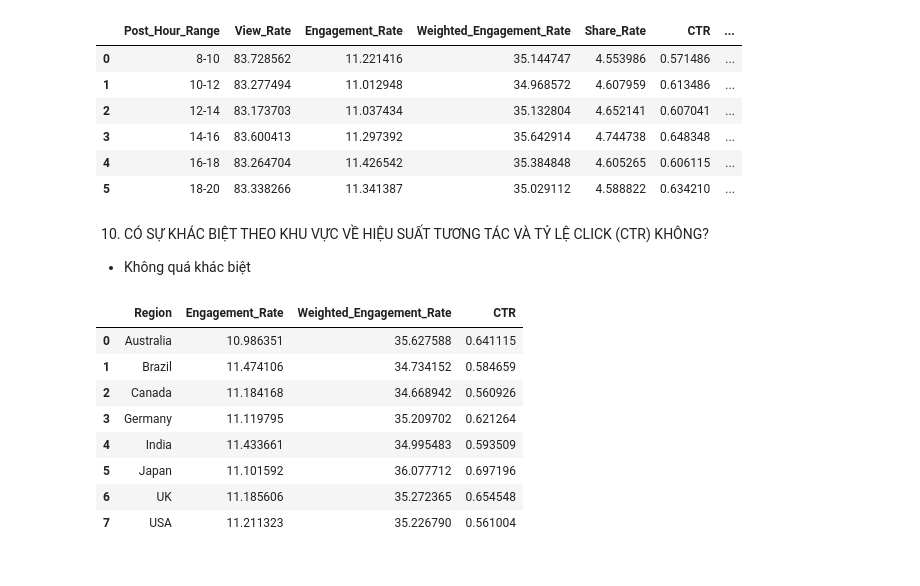
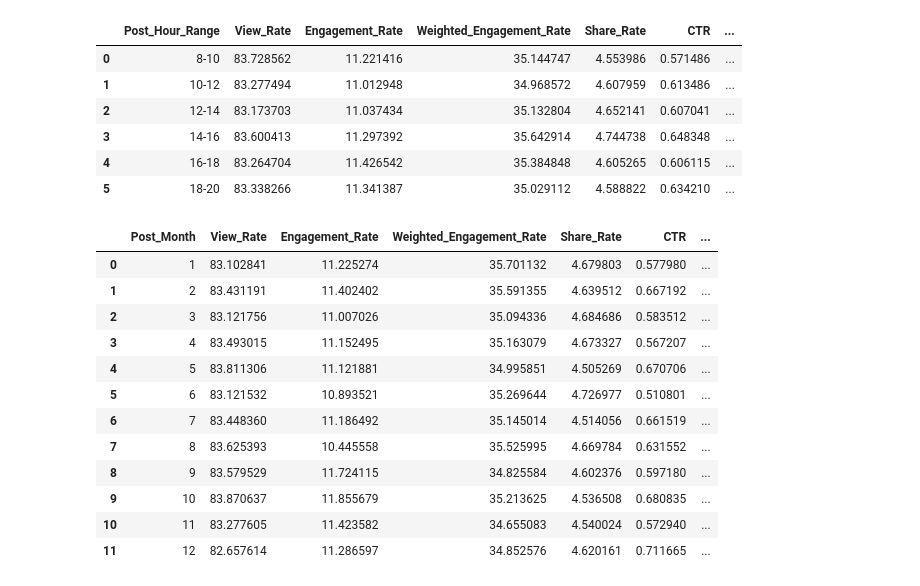
Before and after one commit to Phatpham260698/MARKETING-ANALYSIS---CONTENT-STRATEGY-OPTIMIZATION-USING-SOCIAL-MEDIA-DATA-, a Jupyter notebook: Marketing_Analysis.ipynb, the cells around one changed output. Saved outputs shown, nothing was run; the diff lists cells and outputs as text; code cells hidden in the pictures.

```diff
--- a/Marketing_Analysis.ipynb
+++ b/Marketing_Analysis.ipynb
@@ -390,19 +470,21 @@ Time_Slot_Efficiency(df_dataset3,'Post_Hour_Range')
 | 3 | 14-16 | 83.600413 | 11.297392 | 35.642914 | 4.744738 | 0.648348 | ... |
 | 4 | 16-18 | 83.264704 | 11.426542 | 35.384848 | 4.605265 | 0.606115 | ... |
 | 5 | 18-20 | 83.338266 | 11.341387 | 35.029112 | 4.588822 | 0.634210 | ... |
-# %% [markdown]
-10. CÓ SỰ KHÁC BIỆT THEO KHU VỰC VỀ HIỆU SUẤT TƯƠNG TÁC VÀ TỶ LỆ CLICK (CTR) KHÔNG?
-- Không quá khác biệt
-# %%
-a = group_and_metrics2(df_dataset2,'Region')
-a[['Region','Engagement_Rate','Weighted_Engagement_Rate','CTR']]
-# %% [output]
-|  | Region | Engagement_Rate | Weighted_Engagement_Rate | CTR |
-| 0 | Australia | 10.986351 | 35.627588 | 0.641115 |
-| 1 | Brazil | 11.474106 | 34.734152 | 0.584659 |
-| 2 | Canada | 11.184168 | 34.668942 | 0.560926 |
-| 3 | Germany | 11.119795 | 35.209702 | 0.621264 |
-| 4 | India | 11.433661 | 34.995483 | 0.593509 |
-| 5 | Japan | 11.101592 | 36.077712 | 0.697196 |
-| 6 | UK | 11.185606 | 35.272365 | 0.654548 |
-| 7 | USA | 11.211323 | 35.226790 | 0.561004 |
+# %%
+df_dataset3 = df_dataset[['Post_ID','Platform','Post_Hour_Range','Main_Hashtag','Content_Type','Content_Category','Post_Type','Impressions','Engagement','Clicks','Shares','Likes','Comments','Views','Post_Quarter','Post_Month']].copy()
+
+Time_Slot_Efficiency(df_dataset3,'Post_Month')
+# %% [output]
+|  | Post_Month | View_Rate | Engagement_Rate | Weighted_Engagement_Rate | Share_Rate | CTR | ... |
+| 0 | 1 | 83.102841 | 11.225274 | 35.701132 | 4.679803 | 0.577980 | ... |
+| 1 | 2 | 83.431191 | 11.402402 | 35.591355 | 4.639512 | 0.667192 | ... |
+| 2 | 3 | 83.121756 | 11.007026 | 35.094336 | 4.684686 | 0.583512 | ... |
+| 3 | 4 | 83.493015 | 11.152495 | 35.163079 | 4.673327 | 0.567207 | ... |
+| 4 | 5 | 83.811306 | 11.121881 | 34.995851 | 4.505269 | 0.670706 | ... |
+| 5 | 6 | 83.121532 | 10.893521 | 35.269644 | 4.726977 | 0.510801 | ... |
+| 6 | 7 | 83.448360 | 11.186492 | 35.145014 | 4.514056 | 0.661519 | ... |
+| 7 | 8 | 83.625393 | 10.445558 | 35.525995 | 4.669784 | 0.631552 | ... |
+| 8 | 9 | 83.579529 | 11.724115 | 34.825584 | 4.602376 | 0.597180 | ... |
+| 9 | 10 | 83.870637 | 11.855679 | 35.213625 | 4.536508 | 0.680835 | ... |
+| 10 | 11 | 83.277605 | 11.423582 | 34.655083 | 4.540024 | 0.572940 | ... |
+| 11 | 12 | 82.657614 | 11.286597 | 34.852576 | 4.620161 | 0.711665 | ... |
```
Also changed, not shown: parts of 30 cells of this notebook.
